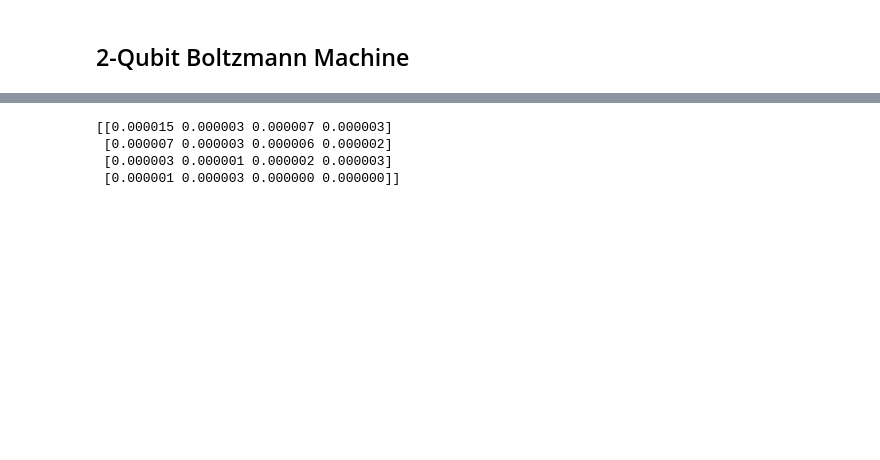
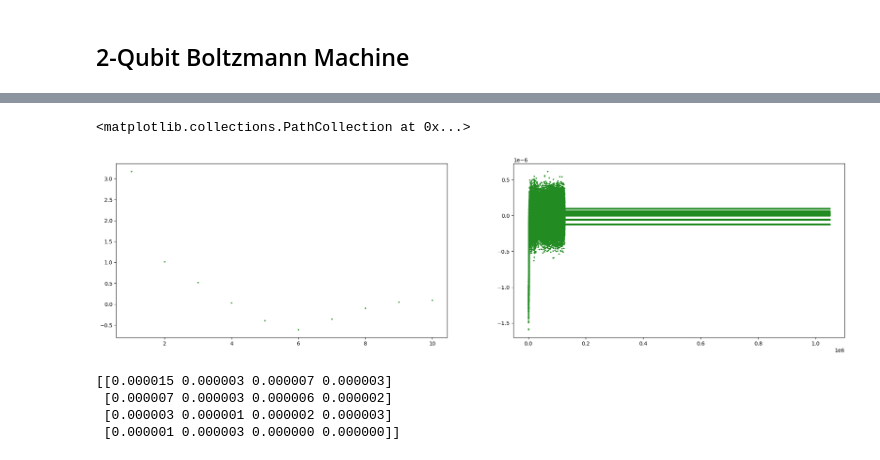
Before and after one commit to Victor-Alessandro/QBM-code, a Jupyter notebook: 2 Qubit QBM.ipynb, the cells around one changed output, grey strips where cells are left out. Drawn from its saved outputs; the diff is of its cells as text; code cells hidden in the pictures; blank space fills up the shorter version.

```diff
--- a/2 Qubit QBM.ipynb
+++ b/2 Qubit QBM.ipynb
@@ -198,3 +247,19 @@ plt.savefig('Figures/2 Qubit QBM/convergence', bbox_inches='tight')
+# %%
+fig = plt.figure(figsize=(25, 6));                           #  make plots
+
+diff = np.diff(kl)
+its= np.arange(1,it,1)
+its2= np.arange(1,it+1,1)
+ax1 = fig.add_subplot(1, 2, 1)
+ax1.scatter(its2[:10], kl[:10], s=3, marker='o', color="ForestGreen")
+
+ax2 = fig.add_subplot(1, 2, 2)
+ax2.scatter(its[1000:], diff[1000:], s=3, marker='o', color="ForestGreen")
+
+# plt.savefig('Figures/2 Qubit QBM/seed555lr04', bbox_inches='tight')
+# %% [output]
+<matplotlib.collections.PathCollection at 0x...>
+[figure, added]
 # %%
 np.set_printoptions(formatter={'float_kind':"{:.6f}".format}) # print matrices in 2 decimals
 #np.set_printoptions(formatter={'complex_kind': lambda x: "{:.2f}+{:.2f}j".format(x.real, x.imag)})
```
Also changed, not shown: parts of 7 cells of this notebook, 1 other file.
